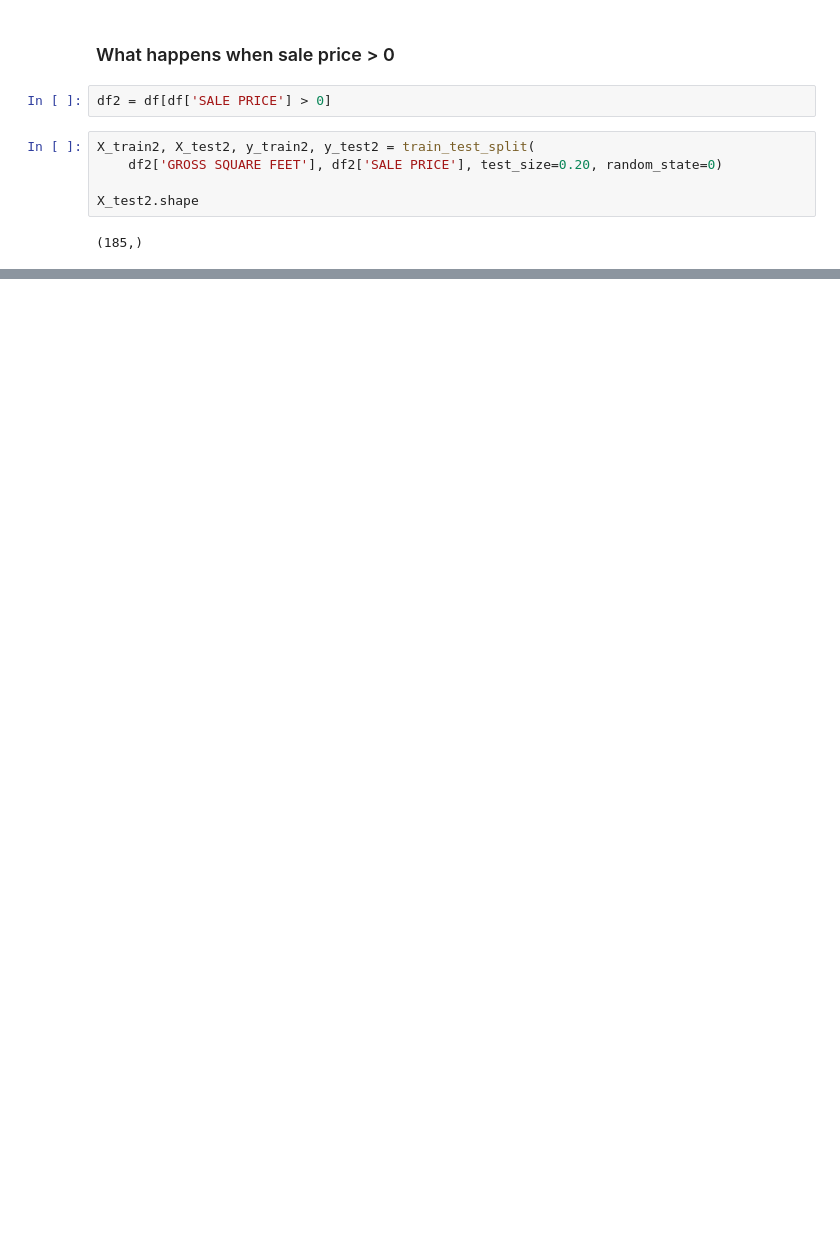
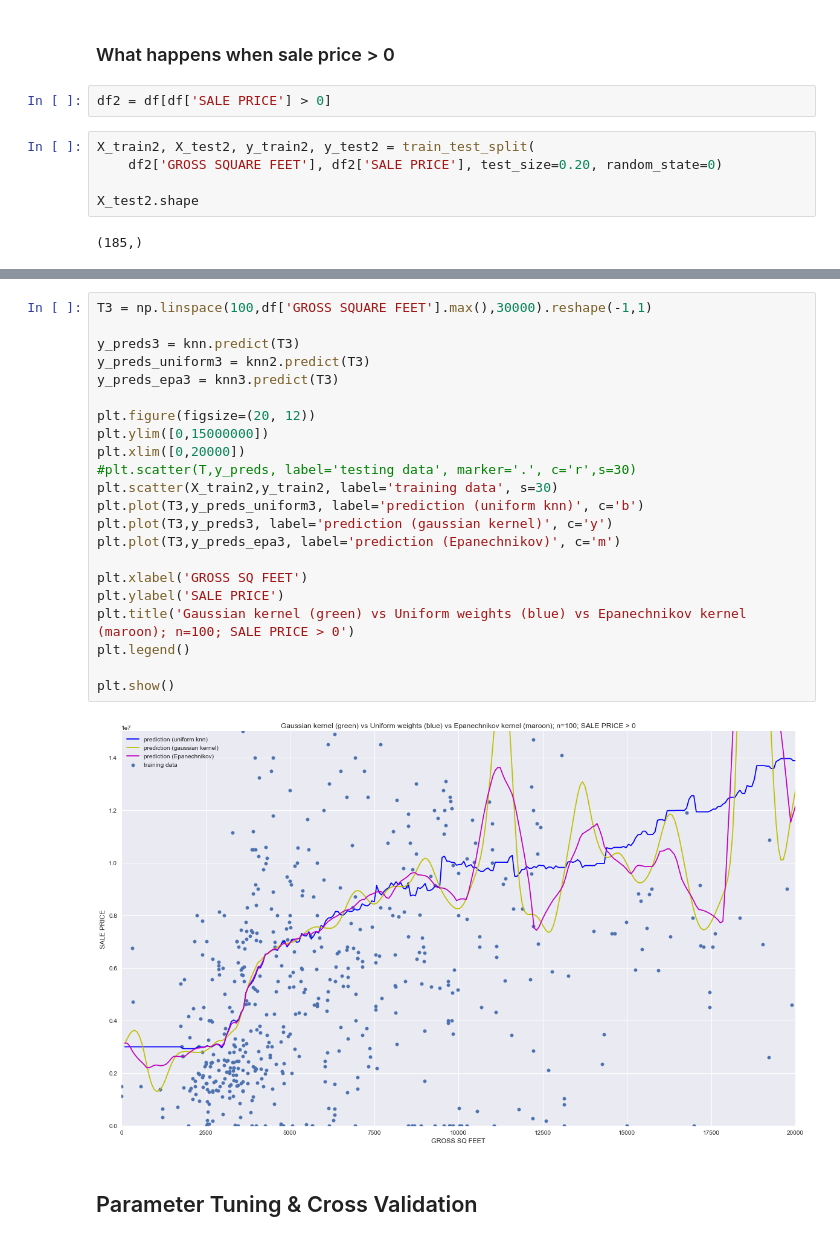
Before and after one commit to unchitta/f17-machine-learning-project, a Jupyter notebook: notebooks/06-kernel-regression.ipynb, the cells around one changed output, grey strips where cells are left out. Saved outputs shown, nothing was run; the diff lists cells and outputs as text; blank space fills up the shorter version.

```diff
--- a/notebooks/06-kernel-regression.ipynb
+++ b/notebooks/06-kernel-regression.ipynb
@@ -134,0 +135,26 @@ plt.show()
+# %%
+T3 = np.linspace(100,df['GROSS SQUARE FEET'].max(),30000).reshape(-1,1)
+
+y_preds3 = knn.predict(T3)
+y_preds_uniform3 = knn2.predict(T3)
+y_preds_epa3 = knn3.predict(T3)
+
+plt.figure(figsize=(20, 12))
+plt.ylim([0,15000000])
+plt.xlim([0,20000])
+#plt.scatter(T,y_preds, label='testing data', marker='.', c='r',s=30)
+plt.scatter(X_train2,y_train2, label='training data', s=30)
+plt.plot(T3,y_preds_uniform3, label='prediction (uniform knn)', c='b')
+plt.plot(T3,y_preds3, label='prediction (gaussian kernel)', c='y')
+plt.plot(T3,y_preds_epa3, label='prediction (Epanechnikov)', c='m')
+
+plt.xlabel('GROSS SQ FEET')
+plt.ylabel('SALE PRICE')
+plt.title('Gaussian kernel (green) vs Uniform weights (blue) vs Epanechnikov kernel (maroon); n=100; SALE PRICE > 0')
+plt.legend()
+
+plt.show()
+# %% [output]
+[figure, added]
+# %% [markdown]
+## Parameter Tuning & Cross Validation
```
Also changed, not shown: parts of 7 cells of this notebook, 1 other file.
